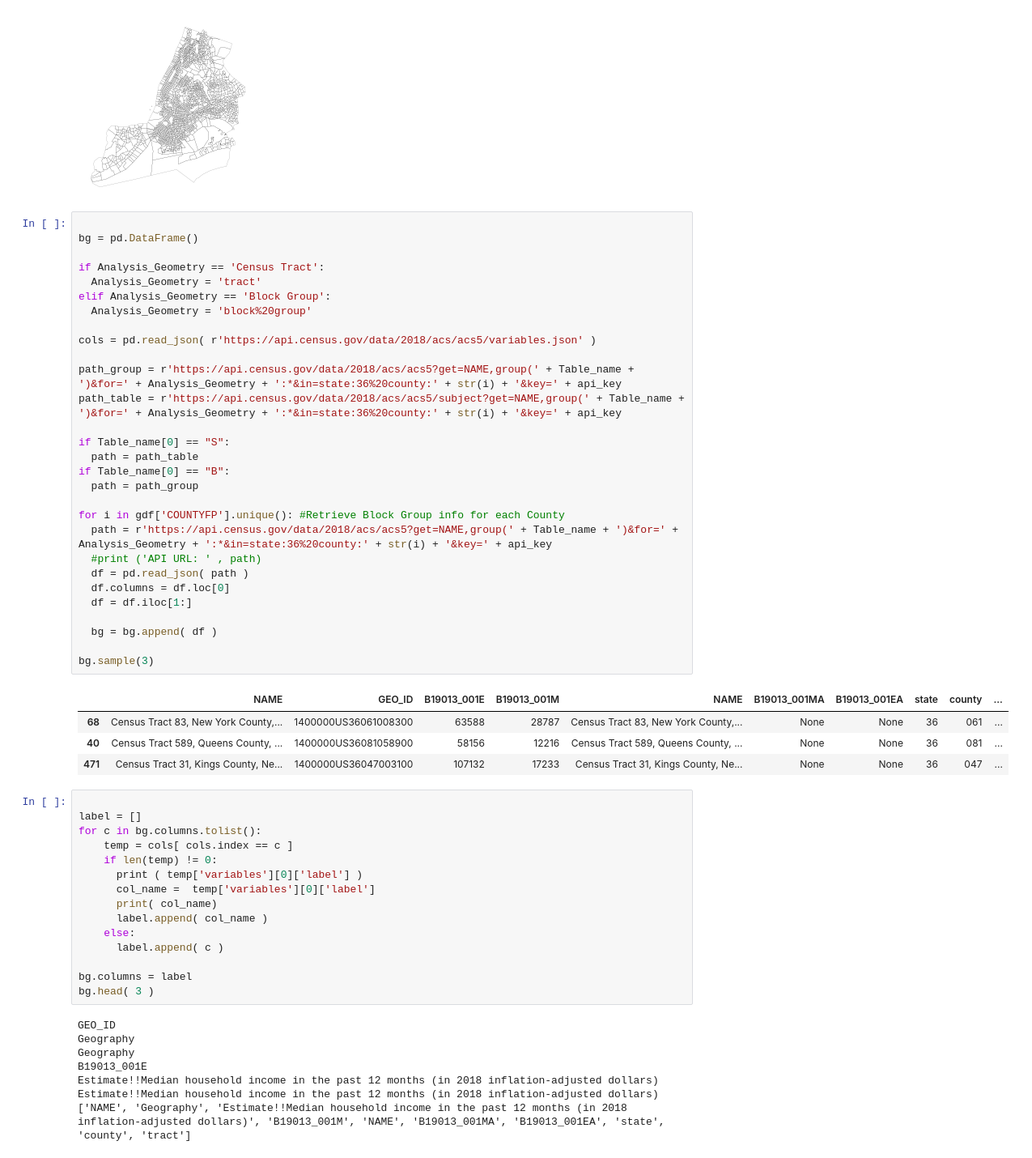
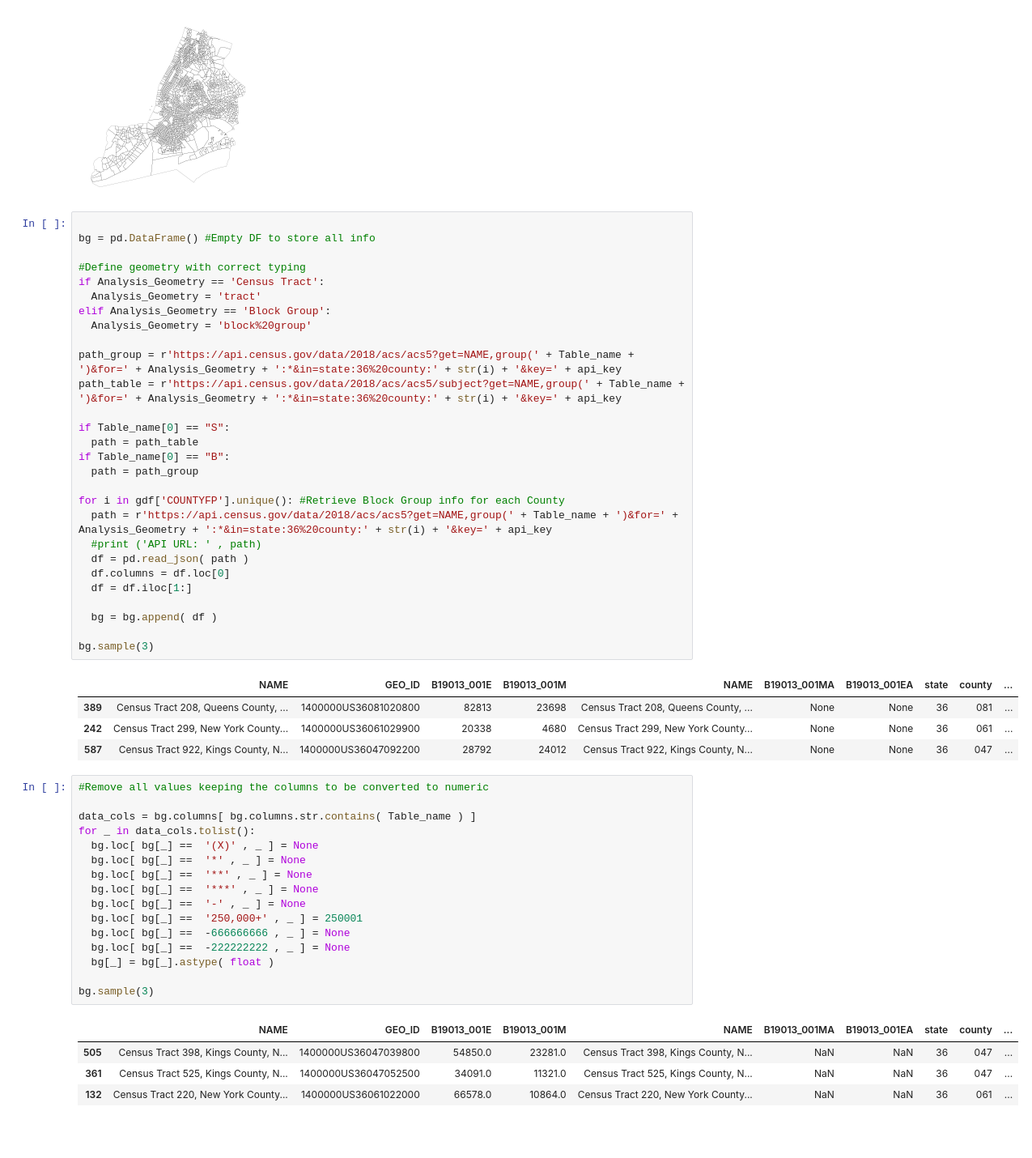
Before and after one commit to PrattSAVI/ACS, a Jupyter notebook: NYC_CensusTable.ipynb, the cells around one changed output. Shown at 81% size. Saved outputs shown, nothing was run; the diff lists cells and outputs as text; blank space fills up the shorter version.

```diff
--- a/NYC_CensusTable.ipynb
+++ b/NYC_CensusTable.ipynb
@@ -35,14 +34,13 @@ plt.show()
 [figure]
 # %%
 
-bg = pd.DataFrame()
+bg = pd.DataFrame() #Empty DF to store all info
 
+#Define geometry with correct typing
 if Analysis_Geometry == 'Census Tract':
   Analysis_Geometry = 'tract'
 elif Analysis_Geometry == 'Block Group':
   Analysis_Geometry = 'block%20group'
-
-cols = pd.read_json( r'https://api.census.gov/data/2018/acs/acs5/variables.json' )
 
 path_group = r'https://api.census.gov/data/2018/acs/acs5?get=NAME,group(' + Table_name + ')&for=' + Analysis_Geometry + ':*&in=state:36%20county:' + str(i) + '&key=' + api_key
 path_table = r'https://api.census.gov/data/2018/acs/acs5/subject?get=NAME,group(' + Table_name + ')&for=' + Analysis_Geometry + ':*&in=state:36%20county:' + str(i) + '&key=' + api_key
@@ -64,29 +62,27 @@ for i in gdf['COUNTYFP'].unique(): #Retrieve Block Group info for each County
 bg.sample(3)
 # %% [output]
 |  | NAME | GEO_ID | B19013_001E | B19013_001M | NAME | B19013_001MA | B19013_001EA | state | county | ... |
-| 68 | Census Tract 83, New York County,... | 1400000US36061008300 | 63588 | 28787 | Census Tract 83, New York County,... | None | None | 36 | 061 | ... |
-| 40 | Census Tract 589, Queens County, ... | 1400000US36081058900 | 58156 | 12216 | Census Tract 589, Queens County, ... | None | None | 36 | 081 | ... |
-| 471 | Census Tract 31, Kings County, Ne... | 1400000US36047003100 | 107132 | 17233 | Census Tract 31, Kings County, Ne... | None | None | 36 | 047 | ... |
+| 389 | Census Tract 208, Queens County, ... | 1400000US36081020800 | 82813 | 23698 | Census Tract 208, Queens County, ... | None | None | 36 | 081 | ... |
+| 242 | Census Tract 299, New York County... | 1400000US36061029900 | 20338 | 4680 | Census Tract 299, New York County... | None | None | 36 | 061 | ... |
+| 587 | Census Tract 922, Kings County, N... | 1400000US36047092200 | 28792 | 24012 | Census Tract 922, Kings County, N... | None | None | 36 | 047 | ... |
-# %%
-
-label = []
-for c in bg.columns.tolist():
-    temp = cols[ cols.index == c ]
-    if len(temp) != 0:
-      print ( temp['variables'][0]['label'] )
-      col_name =  temp['variables'][0]['label']
-      print( col_name)
-      label.append( col_name )
-    else:
-      label.append( c )
-
-bg.columns = label
-bg.head( 3 )
-# %% [output]
-GEO_ID
-Geography
-Geography
-B19013_001E
-Estimate!!Median household income in the past 12 months (in 2018 inflation-adjusted dollars)
-Estimate!!Median household income in the past 12 months (in 2018 inflation-adjusted dollars)
-['NAME', 'Geography', 'Estimate!!Median household income in the past 12 months (in 2018 inflation-adjusted dollars)', 'B19013_001M', 'NAME', 'B19013_001MA', 'B19013_001EA', 'state', 'county', 'tract']
+# %%
+#Remove all values keeping the columns to be converted to numeric
+
+data_cols = bg.columns[ bg.columns.str.contains( Table_name ) ]
+for _ in data_cols.tolist():
+  bg.loc[ bg[_] ==  '(X)' , _ ] = None
+  bg.loc[ bg[_] ==  '*' , _ ] = None
+  bg.loc[ bg[_] ==  '**' , _ ] = None
+  bg.loc[ bg[_] ==  '***' , _ ] = None
+  bg.loc[ bg[_] ==  '-' , _ ] = None
+  bg.loc[ bg[_] ==  '250,000+' , _ ] = 250001
+  bg.loc[ bg[_] ==  -666666666 , _ ] = None
+  bg.loc[ bg[_] ==  -222222222 , _ ] = None
+  bg[_] = bg[_].astype( float )
+
+bg.sample(3)
+# %% [output]
+|  | NAME | GEO_ID | B19013_001E | B19013_001M | NAME | B19013_001MA | B19013_001EA | state | county | ... |
+| 505 | Census Tract 398, Kings County, N... | 1400000US36047039800 | 54850.0 | 23281.0 | Census Tract 398, Kings County, N... | NaN | NaN | 36 | 047 | ... |
+| 361 | Census Tract 525, Kings County, N... | 1400000US36047052500 | 34091.0 | 11321.0 | Census Tract 525, Kings County, N... | NaN | NaN | 36 | 047 | ... |
+| 132 | Census Tract 220, New York County... | 1400000US36061022000 | 66578.0 | 10864.0 | Census Tract 220, New York County... | NaN | NaN | 36 | 061 | ... |
```
Also changed, not shown: parts of 6 cells of this notebook.
